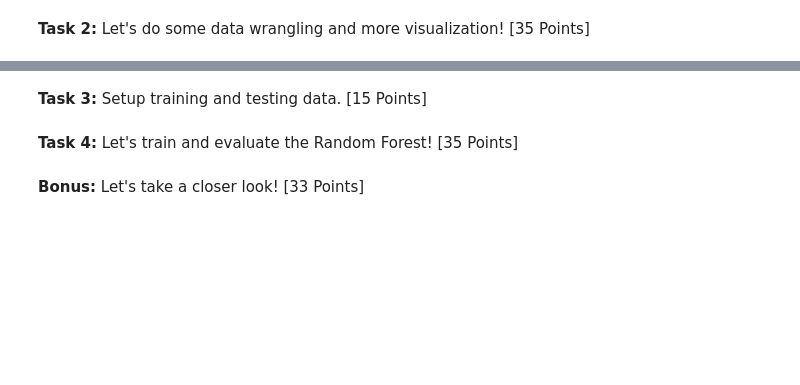
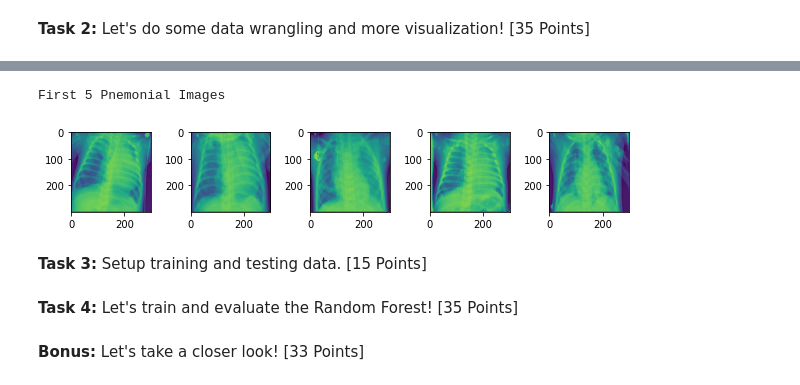
Before and after one commit to bostongfx/cs480student, a Jupyter notebook: 04/CS480_Assignment_4.ipynb, the cells around one changed output, grey strips where cells are left out. Cells and saved outputs as stored; diff of their text form; code cells hidden in the pictures; blank space fills up the shorter version.

```diff
--- a/04/CS480_Assignment_4.ipynb
+++ b/04/CS480_Assignment_4.ipynb
@@ -93,3 +108,13 @@ for i in range(len(pneumonia_files)):
+# %%
+print('First 5 Pnemonial Images')
+plt.figure(figsize=(10,10))
+for i in range(5):
+  plt.subplot(1,5,i+1)
+  plt.imshow(pneumonia_images[i])
+plt.subplots_adjust(wspace = 0.5, hspace=0.5)
+# %% [output]
+First 5 Pnemonial Images
+[figure, added]
 # %% [markdown]
 **Task 3:** Setup training and testing data. [15 Points]
 # %%
```
Also changed, not shown: parts of 3 cells of this notebook.
